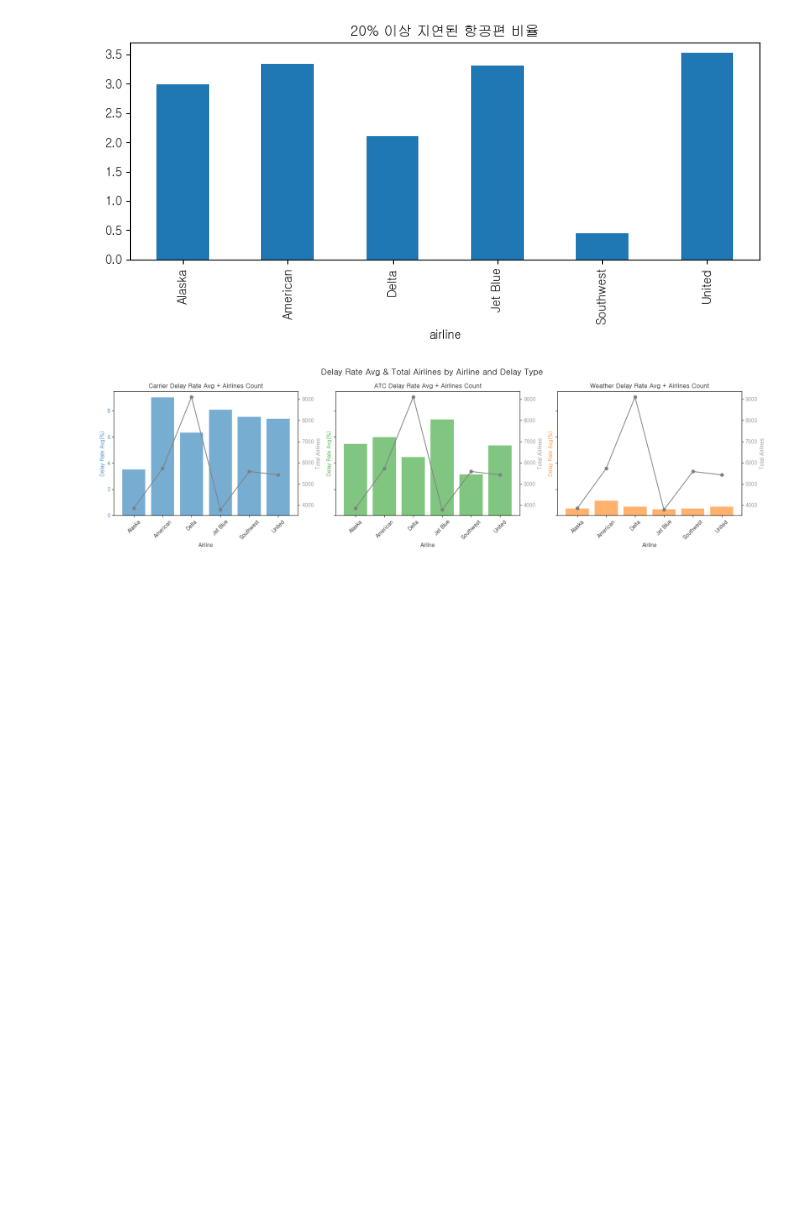
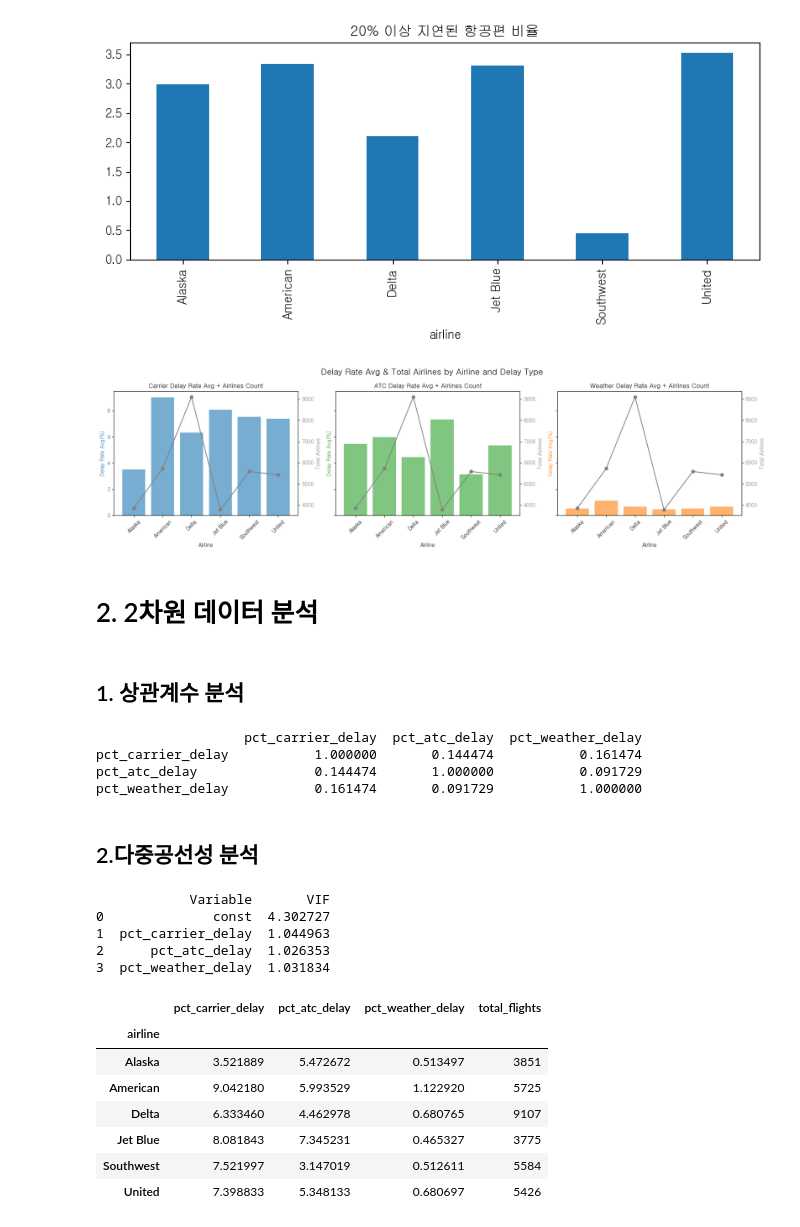
Before and after one commit to gayeoniee/data_anal_rep, a Jupyter notebook: 10. EDA.ipynb, the cells around one changed output. Cells and saved outputs as stored; diff of their text form; code cells hidden in the pictures; blank space fills up the shorter version.

```diff
--- a/10. EDA.ipynb
+++ b/10. EDA.ipynb
@@ -37,7 +37,7 @@ from matplotlib import rcParams
 rcParams['font.family'] = 'Gulim'
 rcParams['axes.unicode_minus'] = False
 # %%
-air_df = pd.read_csv('./data/airline_stats.csv')
+air_df = pd.read_csv('./data_anal_project/airline_stats.csv')
 air_df
 # %% [output]
 |  | pct_carrier_delay | pct_atc_delay | pct_weather_delay | airline |
@@ -334,3 +346,50 @@ plt.show()
 # Southwest: 1% 이하
 # United, Jet Blue, American: 3% 이상
 # Delta 상대적으로는 안정적
+# %% [markdown]
+# 2. 2차원 데이터 분석
+# %% [markdown]
+## 1. 상관계수 분석
+# %%
+corr = air_df[['pct_carrier_delay', 'pct_atc_delay', 'pct_weather_delay']].corr()
+print(corr)
+# 독립적으로 보임
+# %% [output]
+                   pct_carrier_delay  pct_atc_delay  pct_weather_delay
+pct_carrier_delay           1.000000       0.144474           0.161474
+pct_atc_delay               0.144474       1.000000           0.091729
+pct_weather_delay           0.161474       0.091729           1.000000
+# %% [markdown]
+## 2.다중공선성 분석
+# %%
+from statsmodels.stats.outliers_influence import variance_inflation_factor
+from statsmodels.tools.tools import add_constant
+
+X = air_df[['pct_carrier_delay', 'pct_atc_delay', 'pct_weather_delay']].dropna()
+
+X_const = add_constant(X)
+
+vif_df = pd.DataFrame()
+vif_df['Variable'] = X_const.columns
+vif_df['VIF'] = [variance_inflation_factor(X_const.values, i) for i in range(X_const.shape[1])]
+
+print(vif_df)
+# %% [output]
+            Variable       VIF
+0              const  4.302727
+1  pct_carrier_delay  1.044963
+2      pct_atc_delay  1.026353
+3  pct_weather_delay  1.031834
+# %%
+grouped_df = air_df.groupby('airline')[['pct_carrier_delay', 'pct_atc_delay', 'pct_weather_delay']].mean()
+grouped_df['total_flights'] = air_df['airline'].value_counts().sort_index()
+grouped_df
+# %% [output]
+|  | pct_carrier_delay | pct_atc_delay | pct_weather_delay | total_flights |
+| airline |  |  |  |  |
+| Alaska | 3.521889 | 5.472672 | 0.513497 | 3851 |
+| American | 9.042180 | 5.993529 | 1.122920 | 5725 |
+| Delta | 6.333460 | 4.462978 | 0.680765 | 9107 |
+| Jet Blue | 8.081843 | 7.345231 | 0.465327 | 3775 |
+| Southwest | 7.521997 | 3.147019 | 0.512611 | 5584 |
+| United | 7.398833 | 5.348133 | 0.680697 | 5426 |
```
Also changed, not shown: parts of 17 cells of this notebook.
